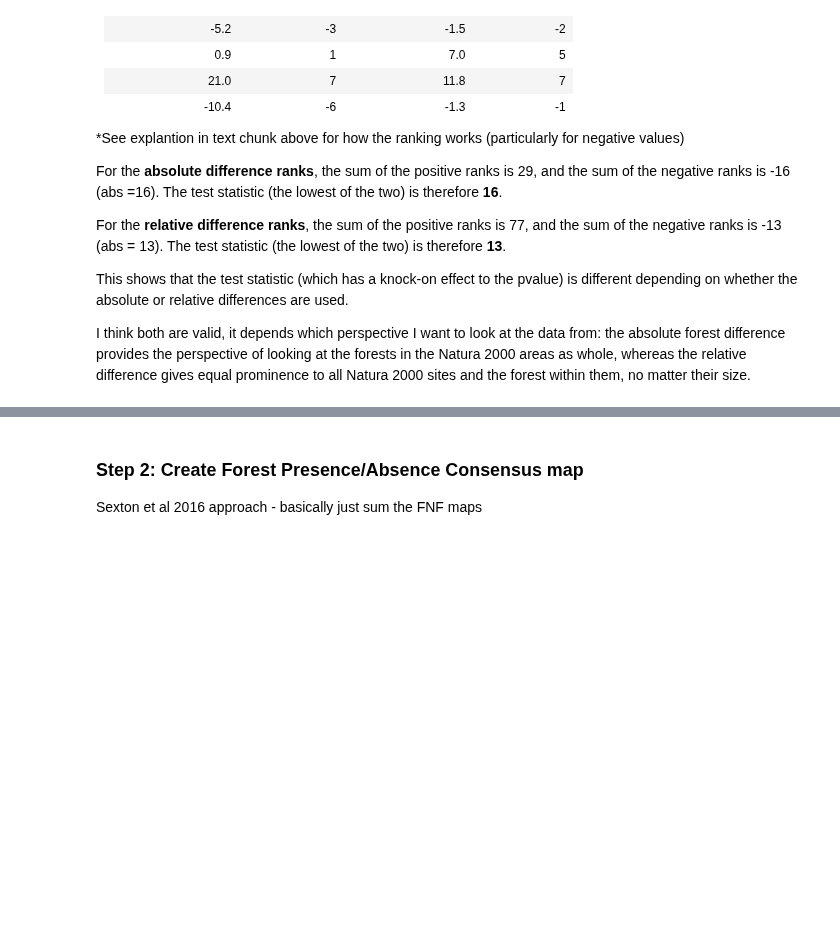
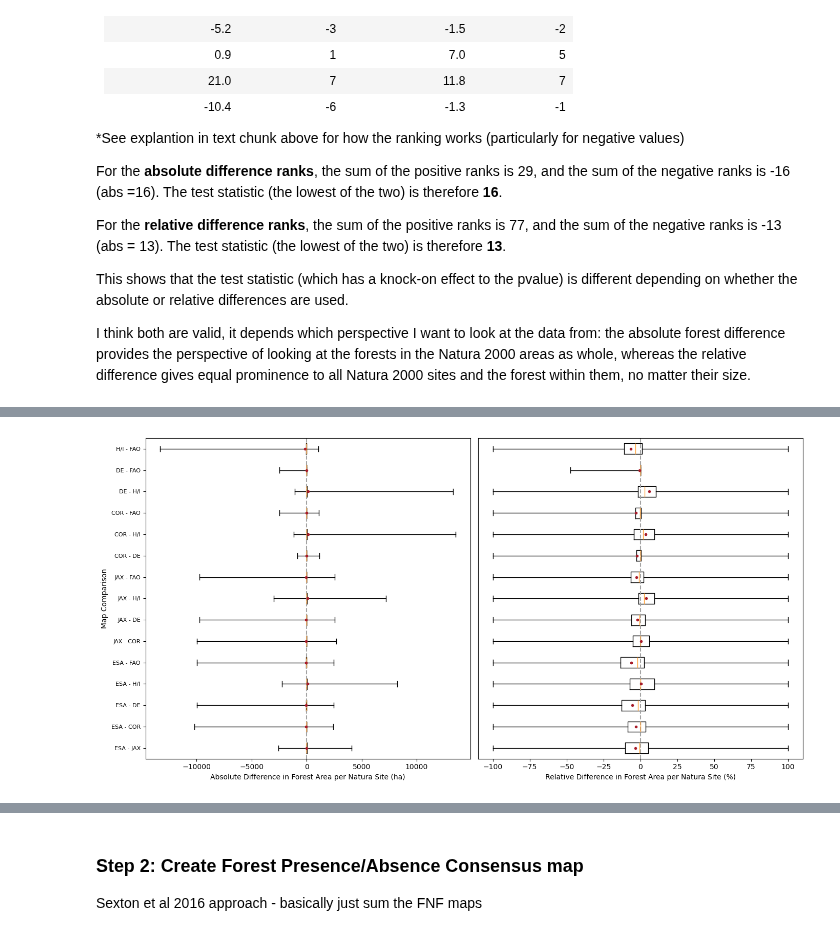
Before and after one commit to n-mo92/nm_forest_thesis, a Jupyter notebook: rq1_step3_comp.ipynb, the cells around one changed output, grey strips where cells are left out. Saved outputs shown, nothing was run; the diff lists cells and outputs as text; code cells hidden in the pictures; blank space fills up the shorter version.

```diff
--- a/rq1_step3_comp.ipynb
+++ b/rq1_step3_comp.ipynb
@@ -727 +846,62 @@ plt.show()
+# %%
+# 1.5: BOXPLOTS FOR ABSOLUTE & RELATIVE DIFFERENCES (1 FIG, 2 SUBPLOTS)
+
+# Create a figure with two subplots sharing the y-axis (sharey=True)
+fig, axes = plt.subplots(nrows=1, ncols=2, figsize=(14, 7), sharey=True)
+
+# Create the absolute difference subplot
+bp_per_diff = axes[0].boxplot(all_ttest_data_diffs,
+                              vert=False,
+                              showmeans=True,
+                              #whis=(0,100),  # this adjusts the whiskers to extent to min & max
+                              medianprops=dict(color="#FF9F33"),
+                              meanprops=dict(marker='.', markeredgecolor='#A81B29',
+                                             markerfacecolor='#A81B29', ms=6))
+
+# Create the relative difference subplot
+bp_per_diff_rel = axes[1].boxplot(all_ttest_data_diffs_rel,
+                                  vert=False,
+                                  showmeans=True,
+                                  #whis=(0,100),  # this adjusts the whiskers to extent to min & max
+                                  medianprops=dict(color="#FF9F33"),
+                                  meanprops=dict(marker='.', markeredgecolor='#A81B29',
+                                                 markerfacecolor='#A81B29', ms=6))
+
+# Change the style of the outliers ("fliers") for both plots
+for flier in bp_per_diff['fliers']:
+    flier.set(marker='.', markerfacecolor='#F5F5F5', alpha=0.1)
+
+for flier in bp_per_diff_rel['fliers']:
+    flier.set(marker='.', markerfacecolor='#F5F5F5', alpha=0.1)
+
+
+# Change the y-axis tick labels & adjust size (for left plot only)
+axes[0].set_yticks(range(1, 16),
+                   ["ESA - JAX", "ESA - COR", "ESA - DE", "ESA - H/I", "ESA - FAO",
+                    "JAX - COR", "JAX - DE", "JAX - H/I", "JAX - FAO", "COR - DE",
+                    "COR - H/I", "COR - FAO", "DE - H/I", "DE - FAO", "H/I - FAO"],
+                    fontsize=8)
+
+# Hide the y-axis labels for the right plot
+axes[1].tick_params(left=False)
+
+# Plot a vertical line for 0 for easier comparison (both subplots)
+axes[0].axvline(0, color='#A3A3A3', linestyle='--')
+axes[1].axvline(0, color='#A3A3A3', linestyle='--')
+
+# Set the axis labels
+axes[0].set_xlabel('Absolute Difference in Forest Area per Natura Site (ha)', fontsize=10)
+axes[1].set_xlabel('Relative Difference in Forest Area per Natura Site (%)', fontsize=10)
+axes[0].set_ylabel('Map Comparison', fontsize=10)  # Only the left plot needs a y-axis label
+
+# Adjust layout for better spacing
+plt.tight_layout()
+
+# Save the combined figure (this needs to go before plt.show otherwise saved output is blank)
+plt.savefig('./outputs/figures/combined_boxplots_outliers.png', bbox_inches='tight')
+
+# Show the combined plot
+plt.show()
+# %% [output]
+[figure, added]
 # %%
```
Also changed, not shown: parts of 9 cells of this notebook.
